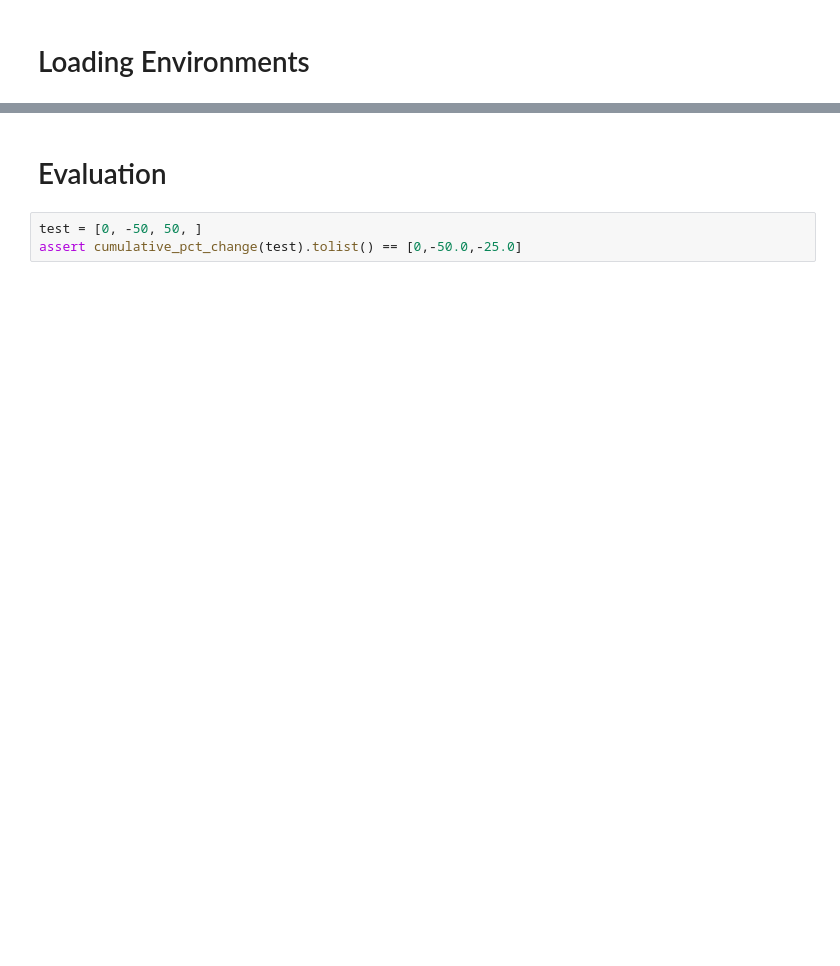
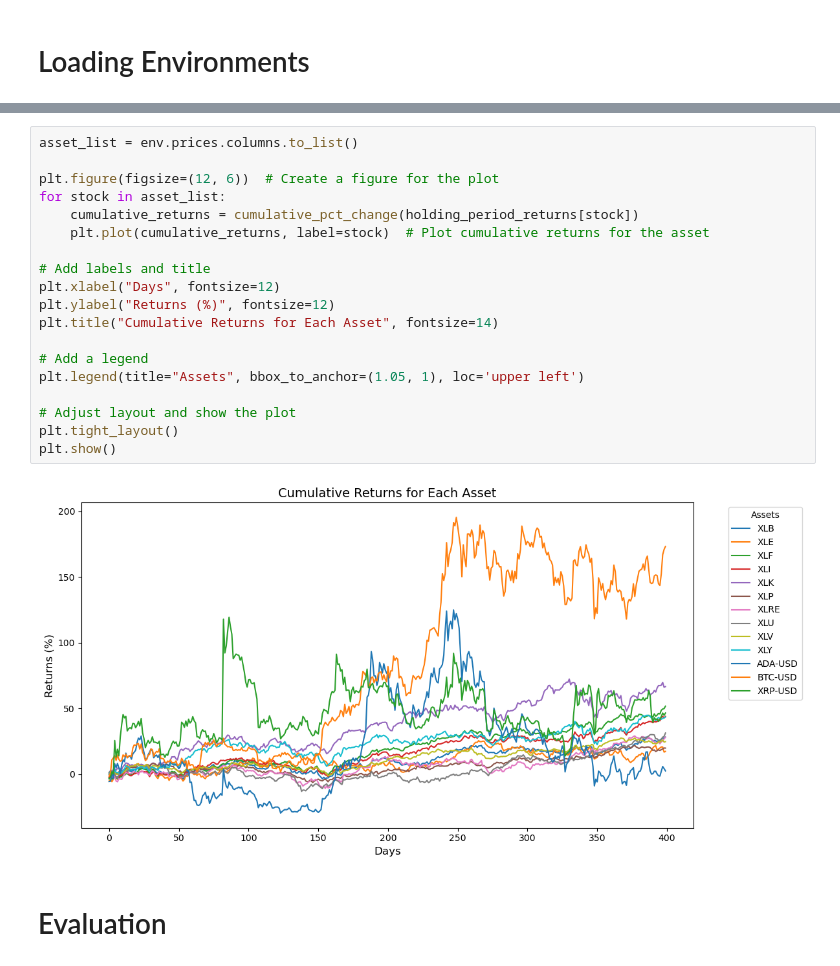
Before and after one commit to njh18/qf634-quant-research-methods, a Jupyter notebook: main.ipynb, the cells around one changed output, grey strips where cells are left out. Saved outputs shown, nothing was run; the diff lists cells and outputs as text; blank space fills up the shorter version.

```diff
--- a/main.ipynb
+++ b/main.ipynb
@@ -78,5 +87,23 @@ for i in range(WINDOW_FIT, len(env.returns), WINDOW_HOLD):
+# %%
+asset_list = env.prices.columns.to_list()
+
+plt.figure(figsize=(12, 6))  # Create a figure for the plot
+for stock in asset_list:
+    cumulative_returns = cumulative_pct_change(holding_period_returns[stock])
+    plt.plot(cumulative_returns, label=stock)  # Plot cumulative returns for the asset
+
+# Add labels and title
+plt.xlabel("Days", fontsize=12)
+plt.ylabel("Returns (%)", fontsize=12)
+plt.title("Cumulative Returns for Each Asset", fontsize=14)
+
+# Add a legend
+plt.legend(title="Assets", bbox_to_anchor=(1.05, 1), loc='upper left')
+
+# Adjust layout and show the plot
+plt.tight_layout()
+plt.show()
+# %% [output]
+[figure, added]
 # %% [markdown]
 # Evaluation
-# %%
-test = [0, -50, 50, ]
-assert cumulative_pct_change(test).tolist() == [0,-50.0,-25.0]
```
Also changed, not shown: parts of 18 cells of this notebook, 6 other files.
